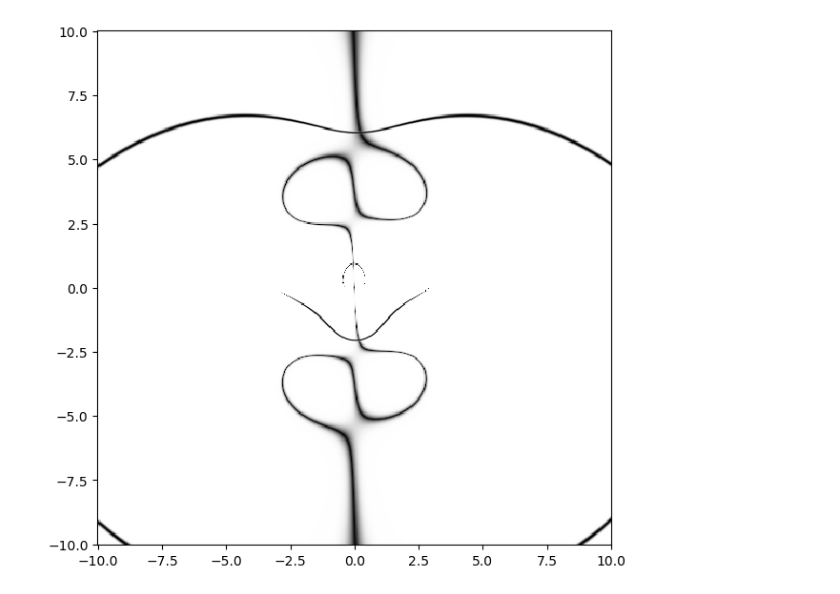
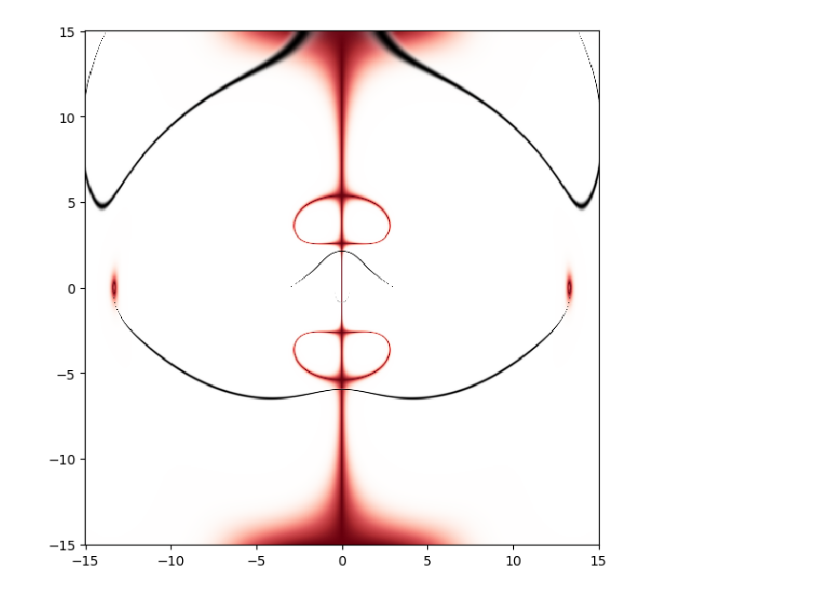
Before and after one commit to HollenLab/QPI-Scattering, a Jupyter notebook: CAnalytics/conditions.ipynb, the cells around one changed output. Cells and saved outputs as stored; diff of their text form; code cells hidden in the pictures.

```diff
--- a/CAnalytics/conditions.ipynb
+++ b/CAnalytics/conditions.ipynb
@@ -5,15 +5,19 @@ import numpy as np
 import pandas as pd
 import matplotlib.pyplot as plt
 # %%
-fdir1 = "output/r=3.000000phi= 0.017405/cond1-ldos.tsv"
+fdir1 = "output/r=3.000000phi= 0.000000/cond1-ldos.tsv"
 df1 = pd.read_csv(fdir1, sep="\t", header=None, dtype=np.double, skiprows=3)
 head1 = pd.read_csv(fdir1, sep="\t", nrows=1)
 
-fdir2 = "output/r=3.000000phi= 0.017405/cond2-ldos.tsv"
+fdir2 = "output/r=3.000000phi= 0.000000/cond2-ldos.tsv"
 df2 = pd.read_csv(fdir2, sep="\t", header=None, dtype=np.double, skiprows=3)
 head2 = pd.read_csv(fdir2, sep="\t", nrows=1)
 
-nx, ny, dx, dy, sx, sy, sep, idk1, idk2 = head1.iloc[0].tolist()
+fdir3 = "output/r=3.000000phi= 0.000000/condensed-ldos.tsv"
+df3 = pd.read_csv(fdir3, sep="\t", header=None, dtype=np.double, skiprows=3)
+head3 = pd.read_csv(fdir3, sep="\t", nrows=1)
+
+nx, ny, dx, dy, sx, sy, sep, crcR, crcPhi, sKx, sKy = head1.iloc[0].tolist()
 # %%
 Z = df1.to_numpy()
 Z2 = df2.to_numpy()
@@ -31,9 +36,9 @@ Zc2 = compress(1e3, Z2)
 # %%
 fig1, ax1 = plt.subplots(figsize=(7, 7))
 
-ax1.pcolormesh(X, Y, Zc, cmap="Greys_r", alpha=(1-Zc))
+ax1.pcolormesh(X, Y, Zc, cmap="Reds_r", alpha=(1-Zc))
 ax1.pcolormesh(X, Y, Zc2, cmap="Greys_r", alpha=(1-Zc2))
 #ax1.pcolormesh(X, Y, np.abs(Zc2), cmap="Greys_r", alpha=0.5)
 ax1.set_aspect("equal")
 # %% [output]
-[figure, old version]
+[figure, new version]
```
Also changed, not shown: parts of 13 cells of this notebook, 5 other files.
